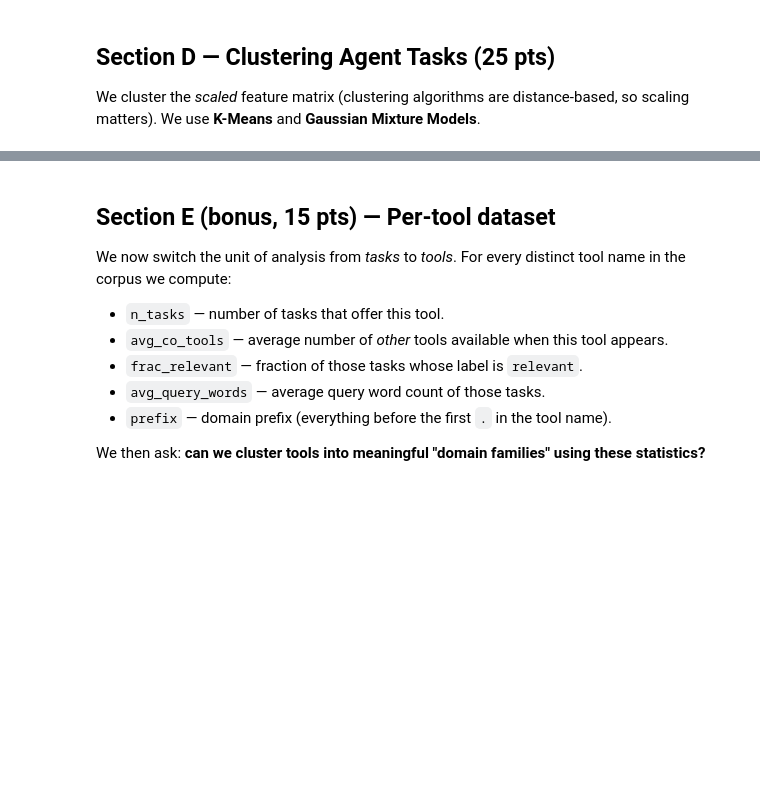
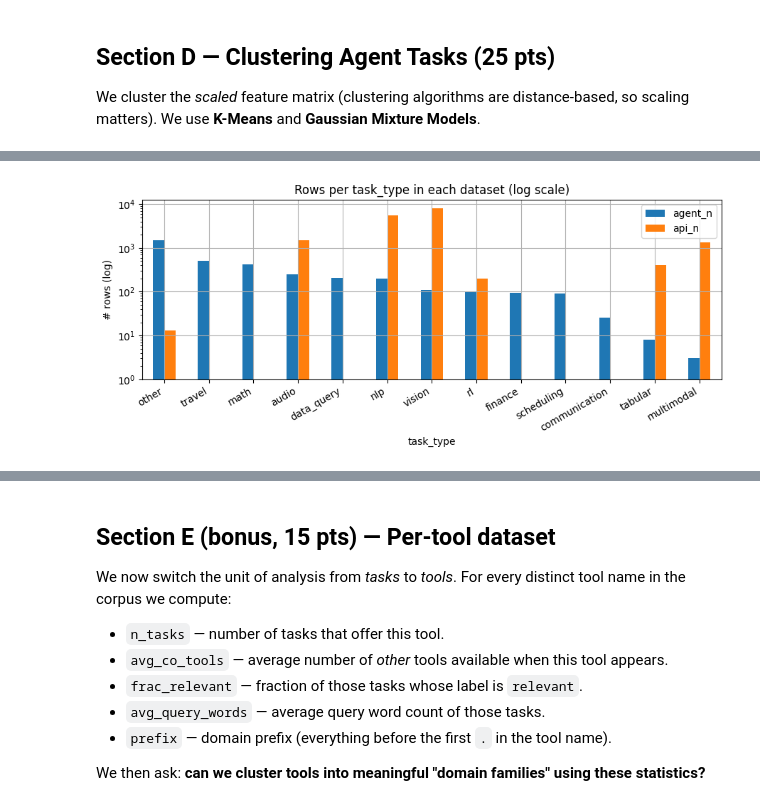
Before and after one commit to edenede2/gorilla, a Jupyter notebook: ml_assignment_2026/ML_Assignment_2_Solution.ipynb, the cells around one changed output, grey strips where cells are left out. Saved outputs shown, nothing was run; the diff lists cells and outputs as text; code cells hidden in the pictures; blank space fills up the shorter version.

```diff
--- a/ml_assignment_2026/ML_Assignment_2_Solution.ipynb
+++ b/ml_assignment_2026/ML_Assignment_2_Solution.ipynb
@@ -536,0 +960,4 @@ When we project the clusters onto `num_available_tools` (x) and `query_char_leng
+# %%
+api = pd.read_csv('api_recommendations.csv')
+print('api shape:', api.shape)
+api[['source', 'split', 'task_type', 'provider', 'instruction_word_count']].head()
@@ -536,0 +972,20 @@ When we project the clusters onto `num_available_tools` (x) and `query_char_leng
+# %%
+# --- Aggregated join on the derived task_type key --------------------------
+agent_summary = (
+    df.groupby('task_type')
+      .agg(agent_n=('task_id', 'count'),
+           agent_relevance_rate=('label_is_relevant', 'mean'),
+           agent_avg_query_words=('query_word_count', 'mean'),
+           agent_avg_tools=('num_available_tools', 'mean'))
+      .round(3)
+)
+api_summary = (
+    api.groupby('task_type')
+       .agg(api_n=('instruction', 'count'),
+            api_avg_instruction_words=('instruction_word_count', 'mean'),
+            api_avg_arguments=('num_api_arguments', 'mean'),
+            api_top_provider=('provider', lambda s: s.value_counts().index[0] if len(s) else ''))
+       .round(3)
+)
+joined = agent_summary.join(api_summary, how='outer').fillna(0)
+joined
@@ -536,0 +1008,15 @@ When we project the clusters onto `num_available_tools` (x) and `query_char_leng
+# %%
+# --- Visualise the overlap of task_type between the two datasets -----------
+overlap = pd.DataFrame({
+    'agent_n': agent_summary['agent_n'],
+    'api_n':   api_summary['api_n'],
+}).fillna(0).sort_values('agent_n', ascending=False)
+
+fig, ax = plt.subplots(figsize=(9, 4))
+overlap.plot(kind='bar', ax=ax, log=True, color=['#1f77b4', '#ff7f0e'])
+ax.set_title('Rows per task_type in each dataset (log scale)')
+ax.set_ylabel('# rows (log)'); ax.set_xlabel('task_type')
+plt.xticks(rotation=30, ha='right')
+plt.tight_layout(); plt.show()
+# %% [output]
+[figure, added]
```
Also changed, not shown: parts of 58 cells of this notebook, 28 other files.
